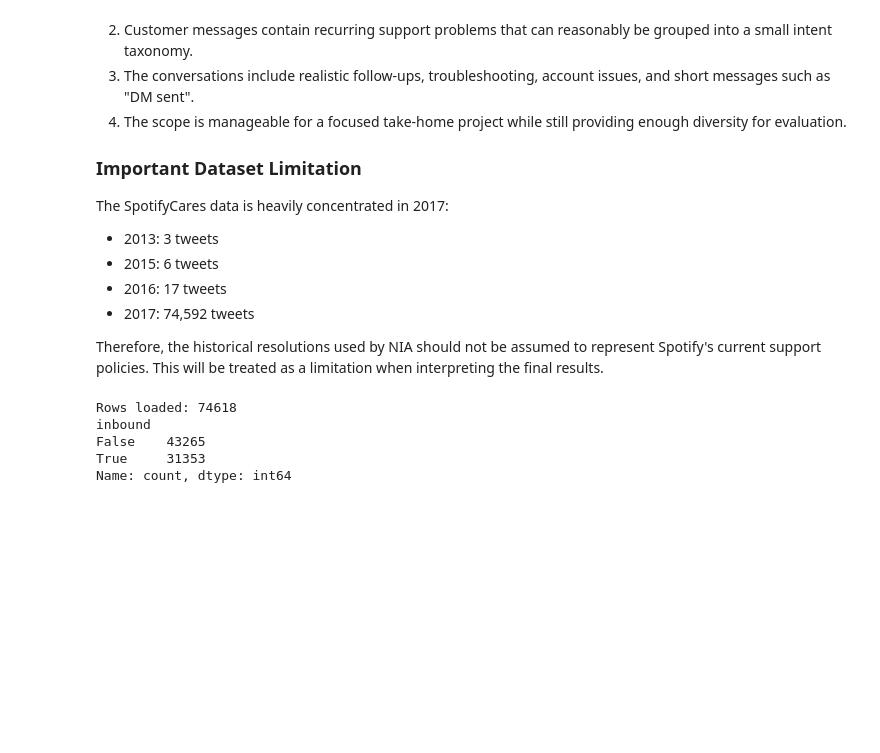
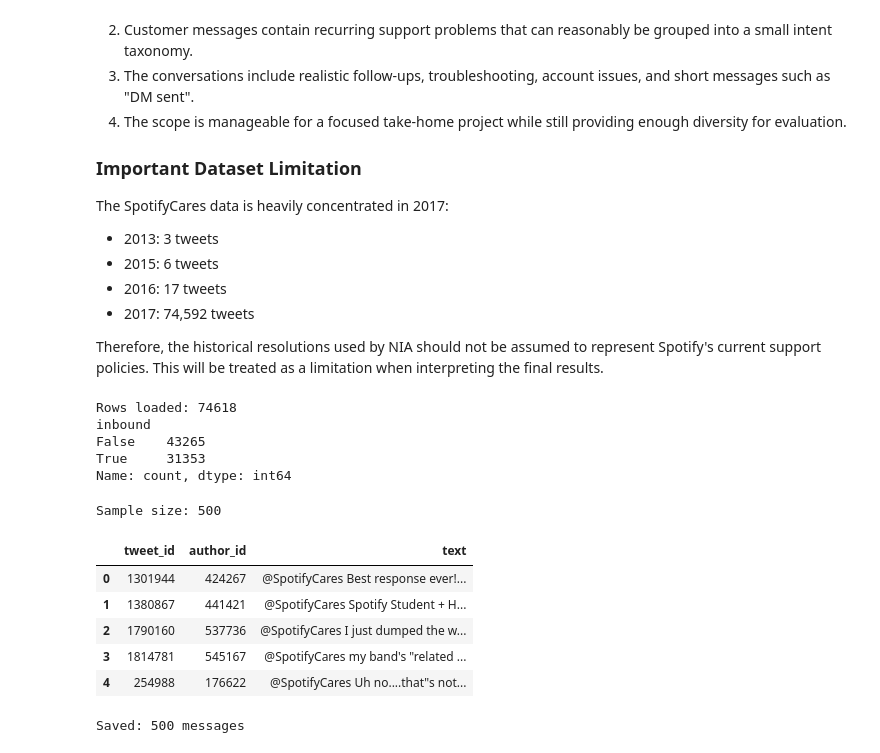
Before and after one commit to Arbaz1506/nectar-intelligence-agent, a Jupyter notebook: notebooks/01_dataset_exploration.ipynb, the cells around one changed output. Saved outputs shown, nothing was run; the diff lists cells and outputs as text; code cells hidden in the pictures; blank space fills up the shorter version.

```diff
--- a/notebooks/01_dataset_exploration.ipynb
+++ b/notebooks/01_dataset_exploration.ipynb
@@ -324,3 +324,35 @@ inbound
 False    43265
 True     31353
 Name: count, dtype: int64
+# %%
+intent_sample = customer_tweets[
+    ["tweet_id", "author_id", "text"]
+].sample(
+    n=500,
+    random_state=42
+).reset_index(drop=True)
+
+print("Sample size:", len(intent_sample))
+intent_sample.head()
+# %% [output]
+Sample size: 500
+|  | tweet_id | author_id | text |
+| 0 | 1301944 | 424267 | @SpotifyCares Best response ever!... |
+| 1 | 1380867 | 441421 | @SpotifyCares Spotify Student + H... |
+| 2 | 1790160 | 537736 | @SpotifyCares I just dumped the w... |
+| 3 | 1814781 | 545167 | @SpotifyCares my band's "related ... |
+| 4 | 254988 | 176622 | @SpotifyCares Uh no....that"s not... |
+# %%
+labeling_sample = intent_sample.copy()
+
+labeling_sample["intent"] = ""
+labeling_sample["notes"] = ""
+
+labeling_sample.to_csv(
+    "../evaluation/intent_labeling_sample.csv",
+    index=False
+)
+
+print("Saved:", len(labeling_sample), "messages")
+# %% [output]
+Saved: 500 messages
```
Also changed, not shown: parts of 4 cells of this notebook.
